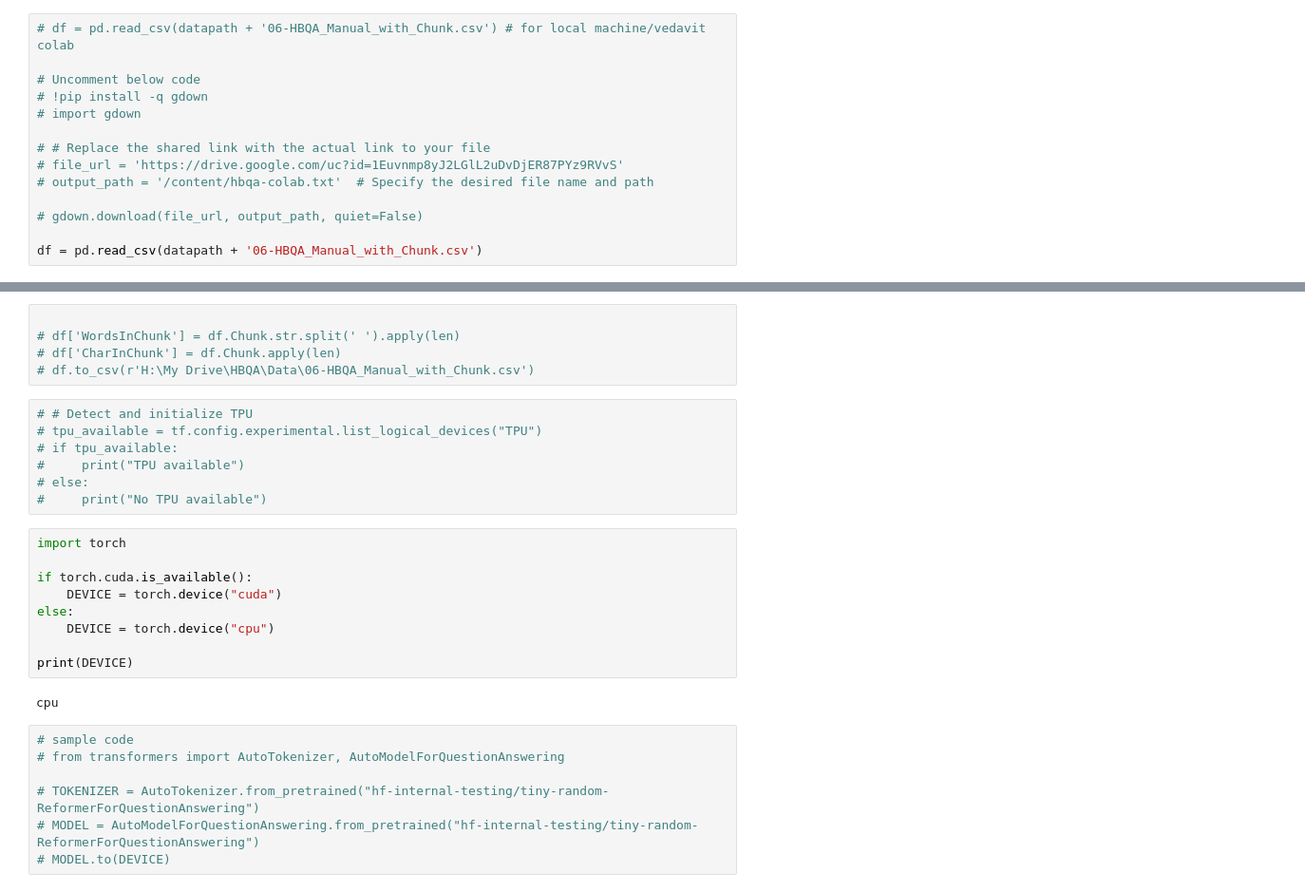
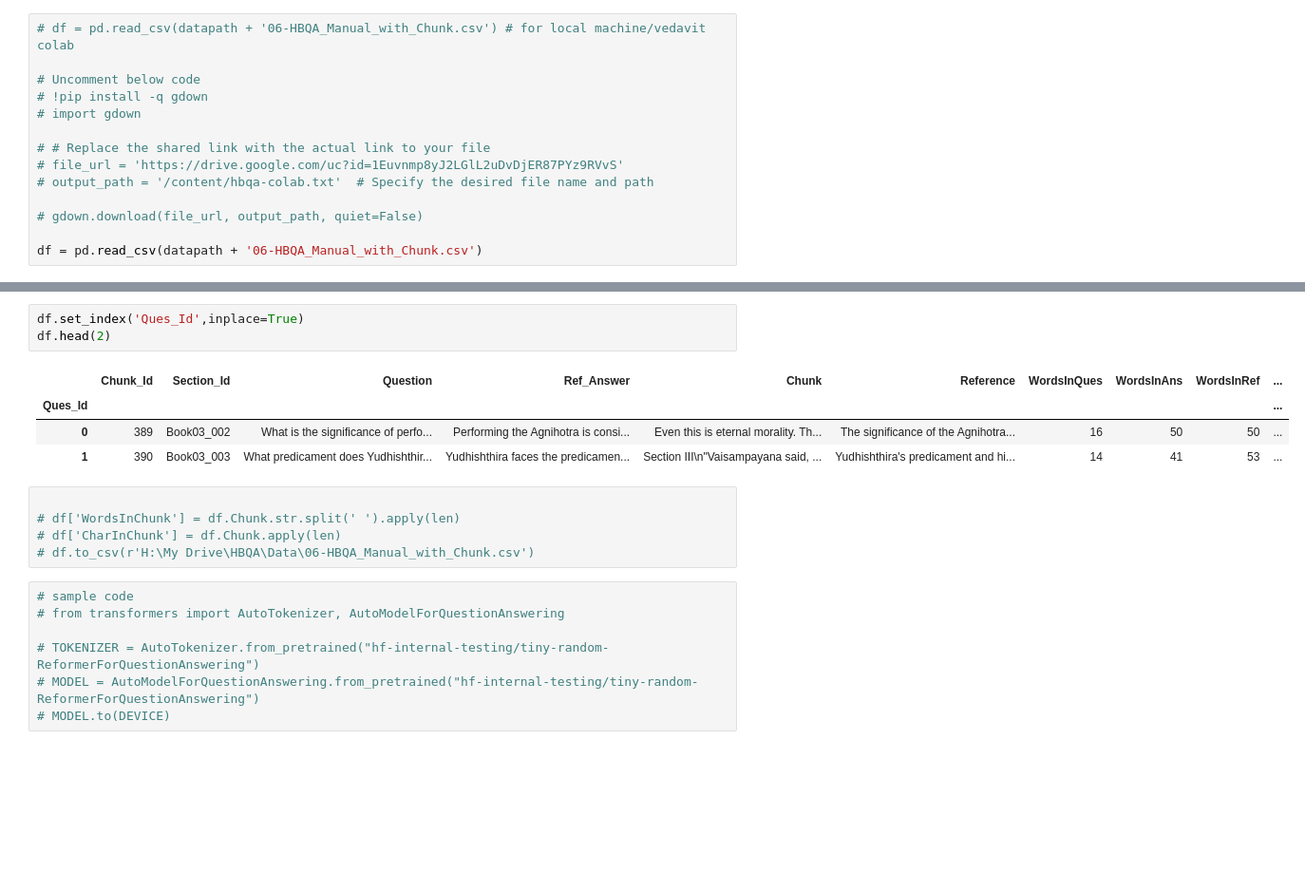
Before and after one commit to dasarpai/HBQA, a Jupyter notebook: 09_1_HBQA_ZeroShot.ipynb, the cells around one changed output, grey strips where cells are left out. Shown: that part at 95% size. Saved outputs shown, nothing was run; the diff lists cells and outputs as text; blank space fills up the shorter version.

```diff
--- a/09_1_HBQA_ZeroShot.ipynb
+++ b/09_1_HBQA_ZeroShot.ipynb
@@ -84,26 +149,16 @@ df.head(2)
+# %%
+df.set_index('Ques_Id',inplace=True)
+df.head(2)
+# %% [output]
+|  | Chunk_Id | Section_Id | Question | Ref_Answer | Chunk | Reference | WordsInQues | WordsInAns | WordsInRef | ... |
+| Ques_Id |  |  |  |  |  |  |  |  |  | ... |
+| 0 | 389 | Book03_002 | What is the significance of perfo... | Performing the Agnihotra is consi... | Even this is eternal morality. Th... | The significance of the Agnihotra... | 16 | 50 | 50 | ... |
+| 1 | 390 | Book03_003 | What predicament does Yudhishthir... | Yudhishthira faces the predicamen... | Section III\n"Vaisampayana said, ... | Yudhishthira's predicament and hi... | 14 | 41 | 53 | ... |
 # %%
 
 # df['WordsInChunk'] = df.Chunk.str.split(' ').apply(len)
 # df['CharInChunk'] = df.Chunk.apply(len)
 # df.to_csv(r'H:\My Drive\HBQA\Data\06-HBQA_Manual_with_Chunk.csv')
-# %%
-# # Detect and initialize TPU
-# tpu_available = tf.config.experimental.list_logical_devices("TPU")
-# if tpu_available:
-#     print("TPU available")
-# else:
-#     print("No TPU available")
-# %%
-import torch
-
-if torch.cuda.is_available():
-    DEVICE = torch.device("cuda")
-else:
-    DEVICE = torch.device("cpu")
-
-print(DEVICE)
-# %% [output]
-cpu
 # %%
 # sample code
 # from transformers import AutoTokenizer, AutoModelForQuestionAnswering
```
Also changed, not shown: parts of 80 cells of this notebook, 1 other file.
